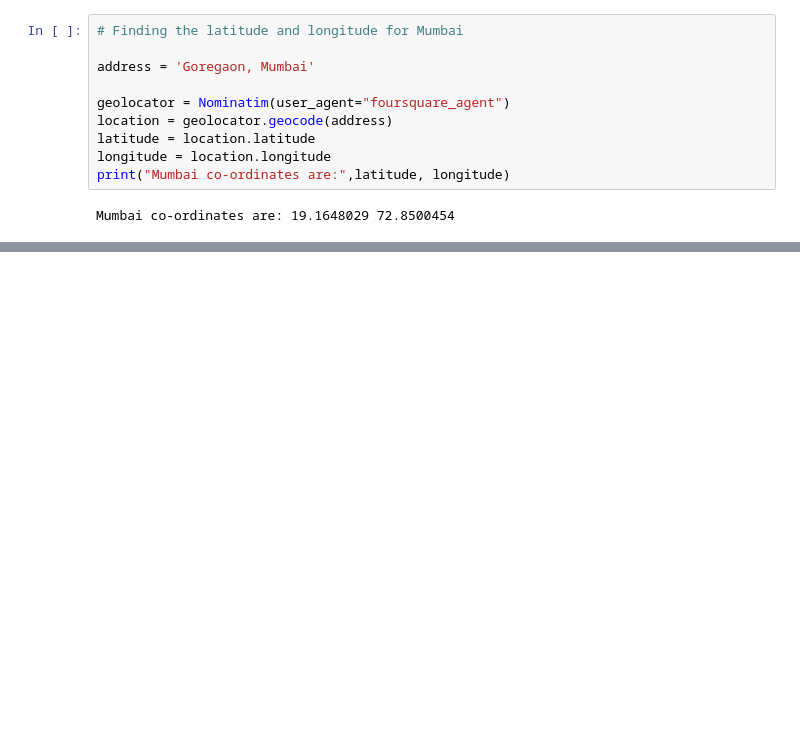
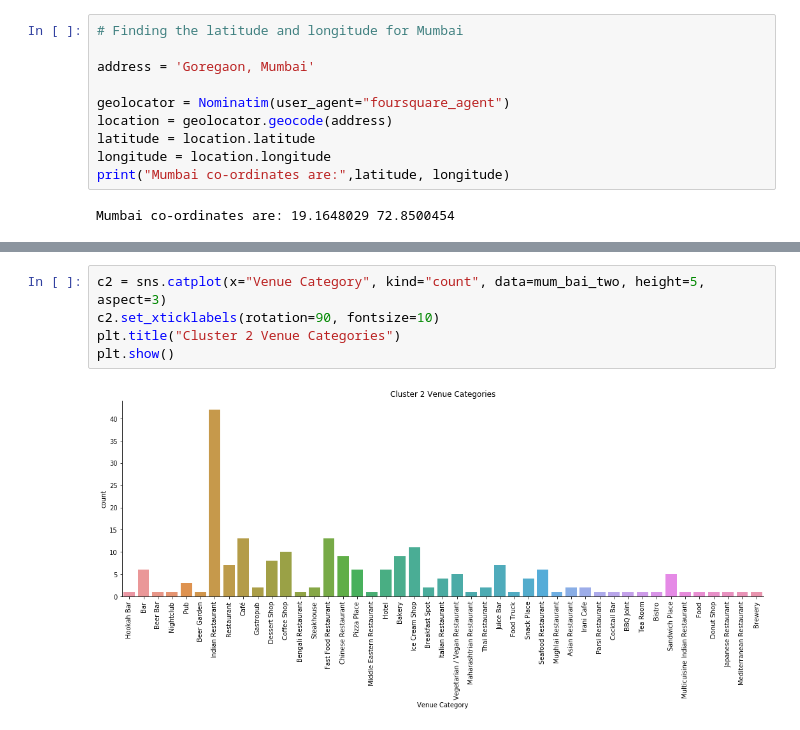
Before and after one commit to ShriKadam/Coursera_Capstone, a Jupyter notebook: Beriyan_Mumbai_Expansion_Strategy.ipynb, the cells around one changed output, grey strips where cells are left out. Cells and saved outputs as stored; diff of their text form; blank space fills up the shorter version.

```diff
--- a/Beriyan_Mumbai_Expansion_Strategy.ipynb
+++ b/Beriyan_Mumbai_Expansion_Strategy.ipynb
@@ -147,0 +634,7 @@ map_mumbai
+# %%
+c2 = sns.catplot(x="Venue Category", kind="count", data=mum_bai_two, height=5, aspect=3)
+c2.set_xticklabels(rotation=90, fontsize=10)
+plt.title("Cluster 2 Venue Categories")
+plt.show()
+# %% [output]
+[figure, added]
```
Also changed, not shown: parts of 64 cells of this notebook.
